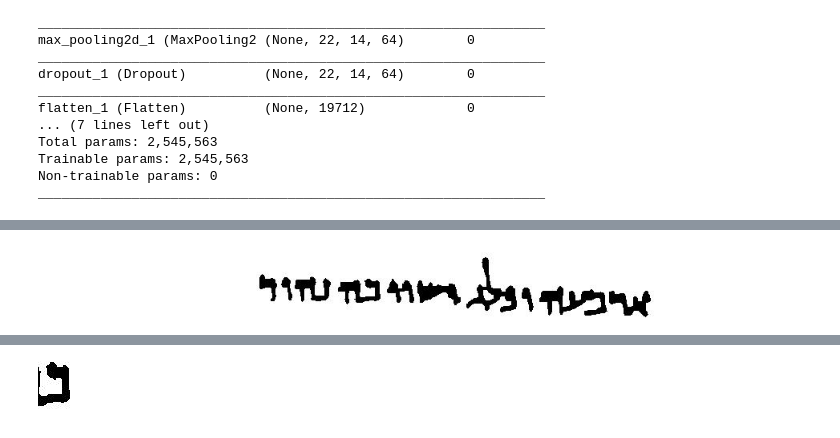
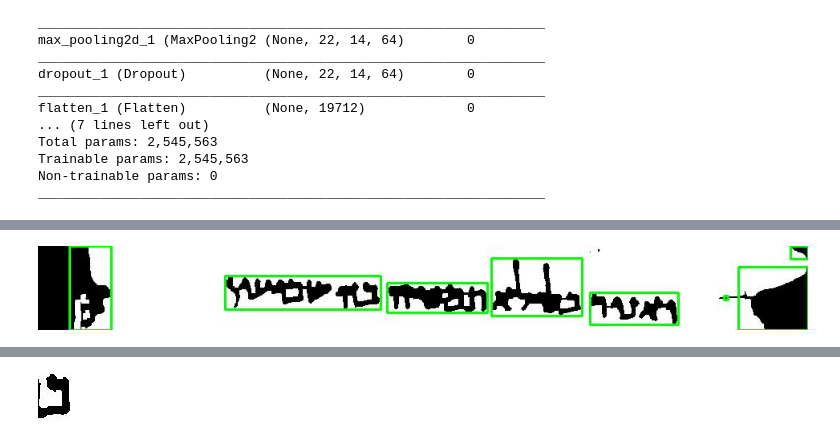
Before and after one commit to JoppeBoekestijn/handwritingrecog, a Jupyter notebook: __Final__/word_segmentation.ipynb, the cells around one changed output, grey strips where cells are left out. Saved outputs shown, nothing was run; the diff lists cells and outputs as text; code cells hidden in the pictures.

```diff
--- a/__Final__/word_segmentation.ipynb
+++ b/__Final__/word_segmentation.ipynb
@@ -48,7 +46,7 @@ Trainable params: 2,545,563
 Non-trainable params: 0
 _________________________________________________________________
 # %%
-img = cv2.imread('input_files_word_segment/slice5.png')  #Afbeelding waar je alles op uitvoert
+img = cv2.imread('input_files_word_old/slice5.png')  #Afbeelding waar je alles op uitvoert
 
 # convert to grayscale
 gray = cv2.cvtColor(img,cv2.COLOR_BGR2GRAY)
@@ -78,9 +73,9 @@ OSError: cannot write mode LA as JPEG
 # %%
 # ret,thresh1 = cv2.threshold(img,127,255,cv2.THRESH_BINARY)
 # thresh1.shape
-showarray(img)
+showarray(thresh)
 # %% [output]
-[figure, old version]
+[figure, new version]
 # %%
 words = [];
 for cnt in contours:
```
Also changed, not shown: parts of 4 cells of this notebook.
